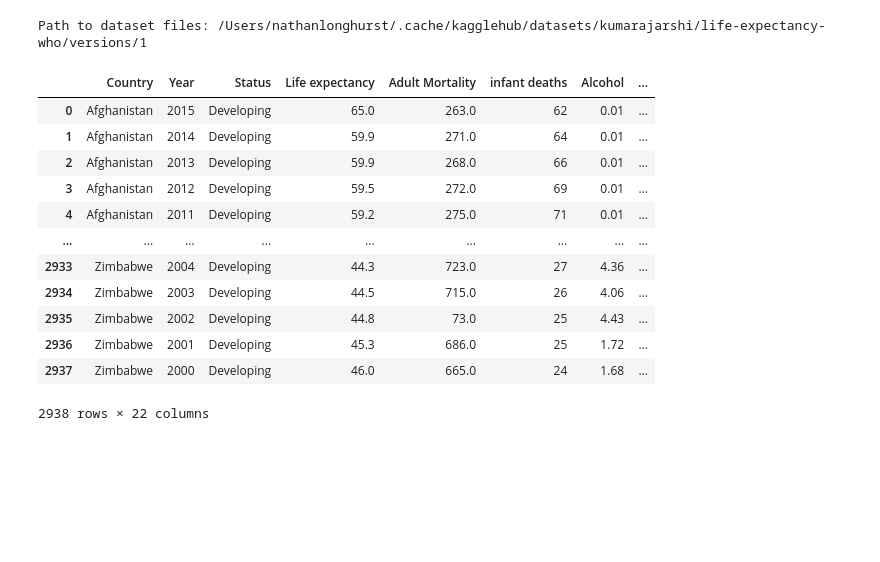
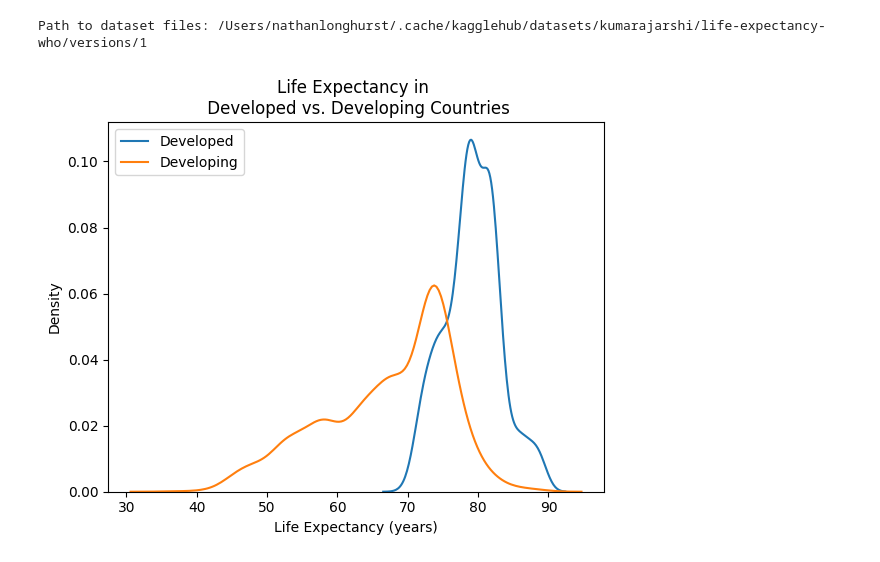
Before and after one commit to nlong1/vol3-project-semester1, a Jupyter notebook: data_cleaning.ipynb, the cells around one changed output. Drawn from its saved outputs; the diff is of its cells as text; code cells hidden in the pictures; blank space fills up the shorter version.

Commit message:
updated data cleaning

```diff
--- a/data_cleaning.ipynb
+++ b/data_cleaning.ipynb
@@ -10,18 +13,17 @@ file = "Life Expectancy Data.csv"
 # %% [output]
 Path to dataset files: /Users/nathanlonghurst/.cache/kagglehub/datasets/kumarajarshi/life-expectancy-who/versions/1
 # %%
-pd.read_csv(path + "/" + file)
+data = pd.read_csv(path + "/" + file)
-# %% [output]
-|  | Country | Year | Status | Life expectancy | Adult Mortality | infant deaths | Alcohol | ... |
-| 0 | Afghanistan | 2015 | Developing | 65.0 | 263.0 | 62 | 0.01 | ... |
-| 1 | Afghanistan | 2014 | Developing | 59.9 | 271.0 | 64 | 0.01 | ... |
-| 2 | Afghanistan | 2013 | Developing | 59.9 | 268.0 | 66 | 0.01 | ... |
-| 3 | Afghanistan | 2012 | Developing | 59.5 | 272.0 | 69 | 0.01 | ... |
-| 4 | Afghanistan | 2011 | Developing | 59.2 | 275.0 | 71 | 0.01 | ... |
-| ... | ... | ... | ... | ... | ... | ... | ... | ... |
-| 2933 | Zimbabwe | 2004 | Developing | 44.3 | 723.0 | 27 | 4.36 | ... |
-| 2934 | Zimbabwe | 2003 | Developing | 44.5 | 715.0 | 26 | 4.06 | ... |
-| 2935 | Zimbabwe | 2002 | Developing | 44.8 | 73.0 | 25 | 4.43 | ... |
-| 2936 | Zimbabwe | 2001 | Developing | 45.3 | 686.0 | 25 | 1.72 | ... |
-| 2937 | Zimbabwe | 2000 | Developing | 46.0 | 665.0 | 24 | 1.68 | ... |
-2938 rows × 22 columns
+# %%
+developing_countries = data[data["Status"] == "Developing"]
+developed_countries = data[data["Status"] == "Developed"]
+bins = np.arange(30, 90 + 5, 5)
+
+sns.kdeplot(developed_countries["Life expectancy "], label="Developed")
+sns.kdeplot(developing_countries["Life expectancy "], label="Developing")
+plt.title("Life Expectancy in \n Developed vs. Developing Countries")
+plt.xlabel("Life Expectancy (years)")
+plt.legend()
+plt.show()
+# %% [output]
+[figure, added]
```
Also changed, not shown: parts of 6 cells of this notebook.
